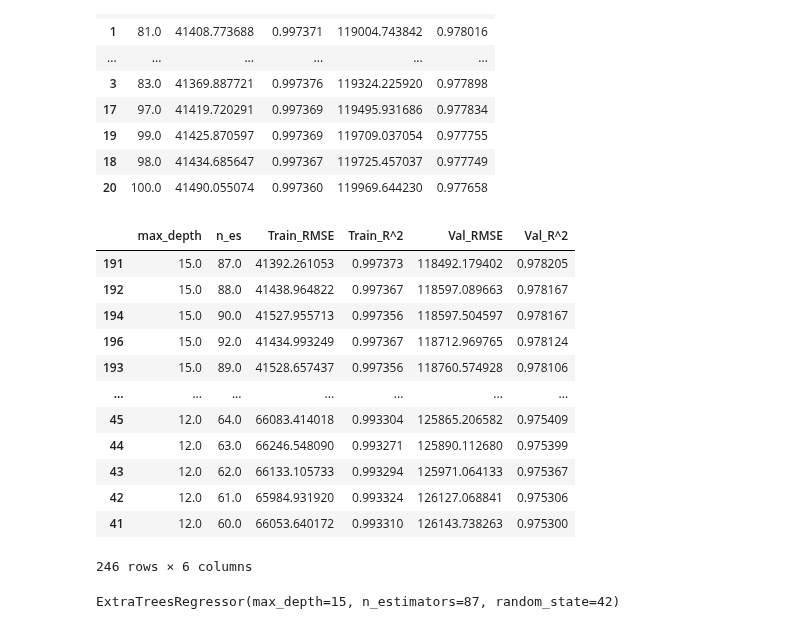
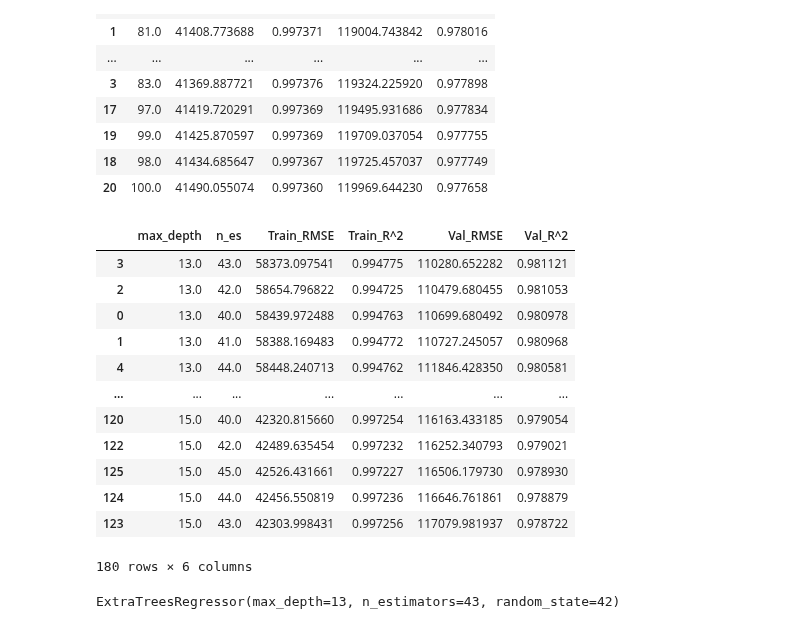
Before and after one commit to khoa2181/DataPreparation, a Jupyter notebook: Tran Minh Khoa_Final Data Preparation.ipynb, the cells around one changed output. Cells and saved outputs as stored; diff of their text form; code cells hidden in the pictures.

```diff
--- a/Tran Minh Khoa_Final Data Preparation.ipynb
+++ b/Tran Minh Khoa_Final Data Preparation.ipynb
@@ -58,0 +60,5 @@ for i in [train, test]:
+# %%
+for i in [train, test]:
+    i['brand_price'] = i['brand'].copy()
+    for j in i.brand.unique():
+        i['brand_price'].replace(to_replace=j, value = train[train.brand == j].selling_price.mean()/100000, inplace=True)
@@ -217,6 +167,3 @@ Name: brand, dtype: int64
-# %%
-for i in [train, test]:
-    i.seats.fillna(i.seats.median(),inplace=True)
 # %%
 for i in [train, test]:
     i.fillna(i.mean(),inplace=True)
@@ -320,7 +267,7 @@ result.sort_values(by='Val_RMSE')
 result1 = pd.DataFrame(columns=['max_depth', 'Train_RMSE', 'Train_R^2', 'Val_RMSE', 'Val_R^2'])
 
 for i in range(10,20):
-    extra_tree = ExtraTreesRegressor(random_state=42, max_depth=i, n_estimators=80)
+    extra_tree = ExtraTreesRegressor(random_state=42, max_depth=i, n_estimators=100)
     extra_tree.fit(x_train,y_train)
 
     train_pred = extra_tree.predict(x_train)
@@ -385,41 +332,41 @@ result2.sort_values(by='Val_RMSE')
 # %%
 result3 = pd.DataFrame(columns=['max_depth','n_es', 'Train_RMSE', 'Train_R^2', 'Val_RMSE', 'Val_R^2'])
 
-for i in range(11,17):
-    for j in range(60,101):
+for i in range(13,16):
+    for j in range(40,100):
         extra_tree = ExtraTreesRegressor(random_state=42, max_depth=i, n_estimators=j)
         extra_tree.fit(x_train,y_train)
 
         train_pred = extra_tree.predict(x_train)
         val_pred = extra_tree.predict(x_val)
 
         train_rmse = np.sqrt(metrics.mean_squared_error(y_train, train_pred))
         train_r2 = metrics.r2_score(y_train, train_pred)
         val_rmse = np.sqrt(metrics.mean_squared_error(y_val, val_pred))
         val_r2 = metrics.r2_score(y_val, val_pred)
 
         result3 = result3.append(pd.Series({'max_depth': i,'n_es': j, 'Train_RMSE':train_rmse, 'Train_R^2':train_r2, 'Val_RMSE':val_rmse, 'Val_R^2':val_r2}), ignore_index=True)
 
 result3.sort_values(by='Val_RMSE')
 # %% [output]
 |  | max_depth | n_es | Train_RMSE | Train_R^2 | Val_RMSE | Val_R^2 |
-| 191 | 15.0 | 87.0 | 41392.261053 | 0.997373 | 118492.179402 | 0.978205 |
-| 192 | 15.0 | 88.0 | 41438.964822 | 0.997367 | 118597.089663 | 0.978167 |
-| 194 | 15.0 | 90.0 | 41527.955713 | 0.997356 | 118597.504597 | 0.978167 |
-| 196 | 15.0 | 92.0 | 41434.993249 | 0.997367 | 118712.969765 | 0.978124 |
-| 193 | 15.0 | 89.0 | 41528.657437 | 0.997356 | 118760.574928 | 0.978106 |
+| 3 | 13.0 | 43.0 | 58373.097541 | 0.994775 | 110280.652282 | 0.981121 |
+| 2 | 13.0 | 42.0 | 58654.796822 | 0.994725 | 110479.680455 | 0.981053 |
+| 0 | 13.0 | 40.0 | 58439.972488 | 0.994763 | 110699.680492 | 0.980978 |
+| 1 | 13.0 | 41.0 | 58388.169483 | 0.994772 | 110727.245057 | 0.980968 |
+| 4 | 13.0 | 44.0 | 58448.240713 | 0.994762 | 111846.428350 | 0.980581 |
 | ... | ... | ... | ... | ... | ... | ... |
-| 45 | 12.0 | 64.0 | 66083.414018 | 0.993304 | 125865.206582 | 0.975409 |
-| 44 | 12.0 | 63.0 | 66246.548090 | 0.993271 | 125890.112680 | 0.975399 |
-| 43 | 12.0 | 62.0 | 66133.105733 | 0.993294 | 125971.064133 | 0.975367 |
-| 42 | 12.0 | 61.0 | 65984.931920 | 0.993324 | 126127.068841 | 0.975306 |
-| 41 | 12.0 | 60.0 | 66053.640172 | 0.993310 | 126143.738263 | 0.975300 |
+| 120 | 15.0 | 40.0 | 42320.815660 | 0.997254 | 116163.433185 | 0.979054 |
+| 122 | 15.0 | 42.0 | 42489.635454 | 0.997232 | 116252.340793 | 0.979021 |
+| 125 | 15.0 | 45.0 | 42526.431661 | 0.997227 | 116506.179730 | 0.978930 |
+| 124 | 15.0 | 44.0 | 42456.550819 | 0.997236 | 116646.761861 | 0.978879 |
+| 123 | 15.0 | 43.0 | 42303.998431 | 0.997256 | 117079.981937 | 0.978722 |
-246 rows × 6 columns
+180 rows × 6 columns
 # %%
-extra_tree = ExtraTreesRegressor(random_state=42, max_depth=15, n_estimators=87)
+extra_tree = ExtraTreesRegressor(random_state=42, max_depth=13, n_estimators=43)
 extra_tree.fit(x_train,y_train)
 # %% [output]
-ExtraTreesRegressor(max_depth=15, n_estimators=87, random_state=42)
+ExtraTreesRegressor(max_depth=13, n_estimators=43, random_state=42)
 # %%
 train_pred = extra_tree.predict(x_train)
 val_pred = extra_tree.predict(x_val)
```
Also changed, not shown: parts of 25 cells of this notebook.
